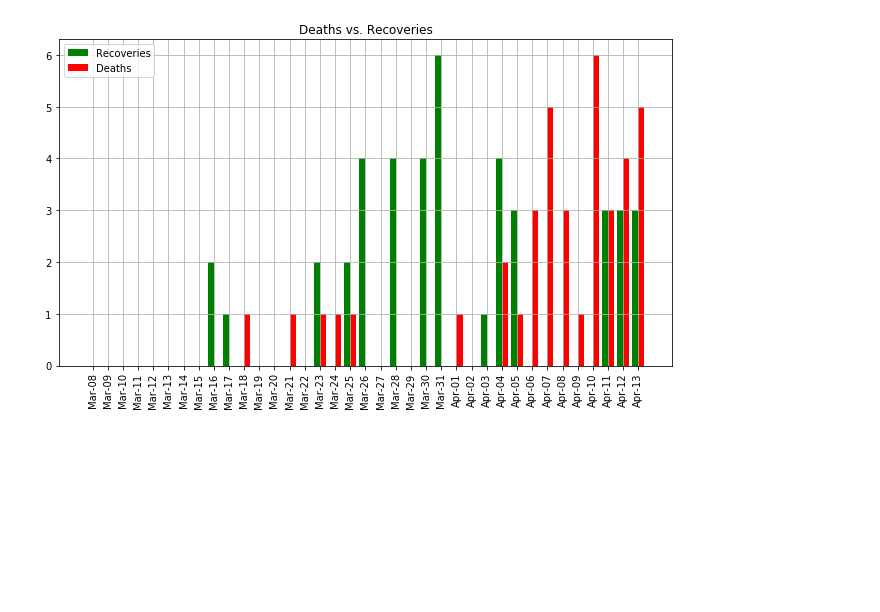
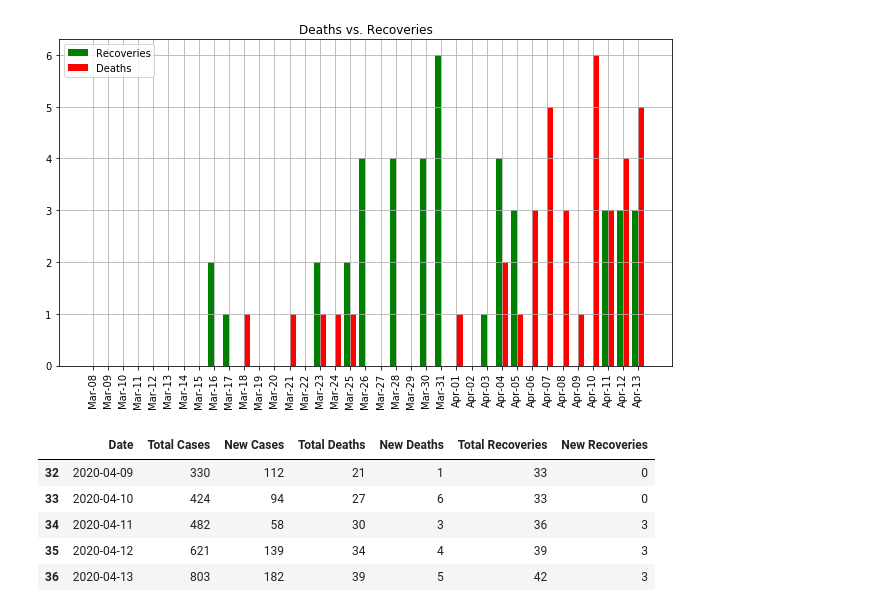
Before and after one commit to FarhadKamal/Covid, a Jupyter notebook: covidbd.ipynb, the cells around one changed output. Saved outputs shown, nothing was run; the diff lists cells and outputs as text; code cells hidden in the pictures; blank space fills up the shorter version.

```diff
--- a/covidbd.ipynb
+++ b/covidbd.ipynb
@@ -67,3 +67,12 @@ plt.legend()
 plt.show()
 # %% [output]
 [figure]
+# %%
+df.tail()
+# %% [output]
+|  | Date | Total Cases | New Cases | Total Deaths | New Deaths | Total Recoveries | New Recoveries |
+| 32 | 2020-04-09 | 330 | 112 | 21 | 1 | 33 | 0 |
+| 33 | 2020-04-10 | 424 | 94 | 27 | 6 | 33 | 0 |
+| 34 | 2020-04-11 | 482 | 58 | 30 | 3 | 36 | 3 |
+| 35 | 2020-04-12 | 621 | 139 | 34 | 4 | 39 | 3 |
+| 36 | 2020-04-13 | 803 | 182 | 39 | 5 | 42 | 3 |
```
Also changed, not shown: 1 other file.
